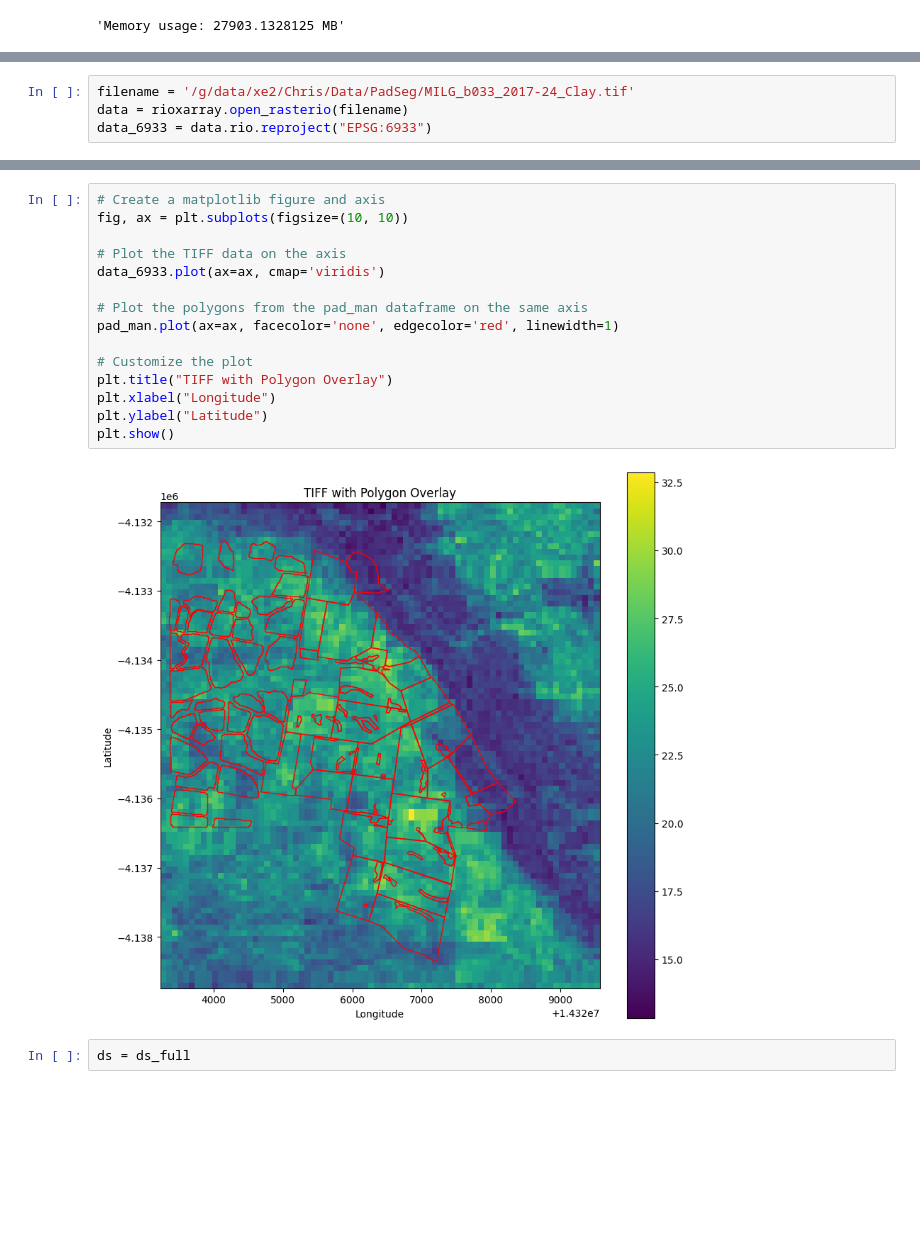
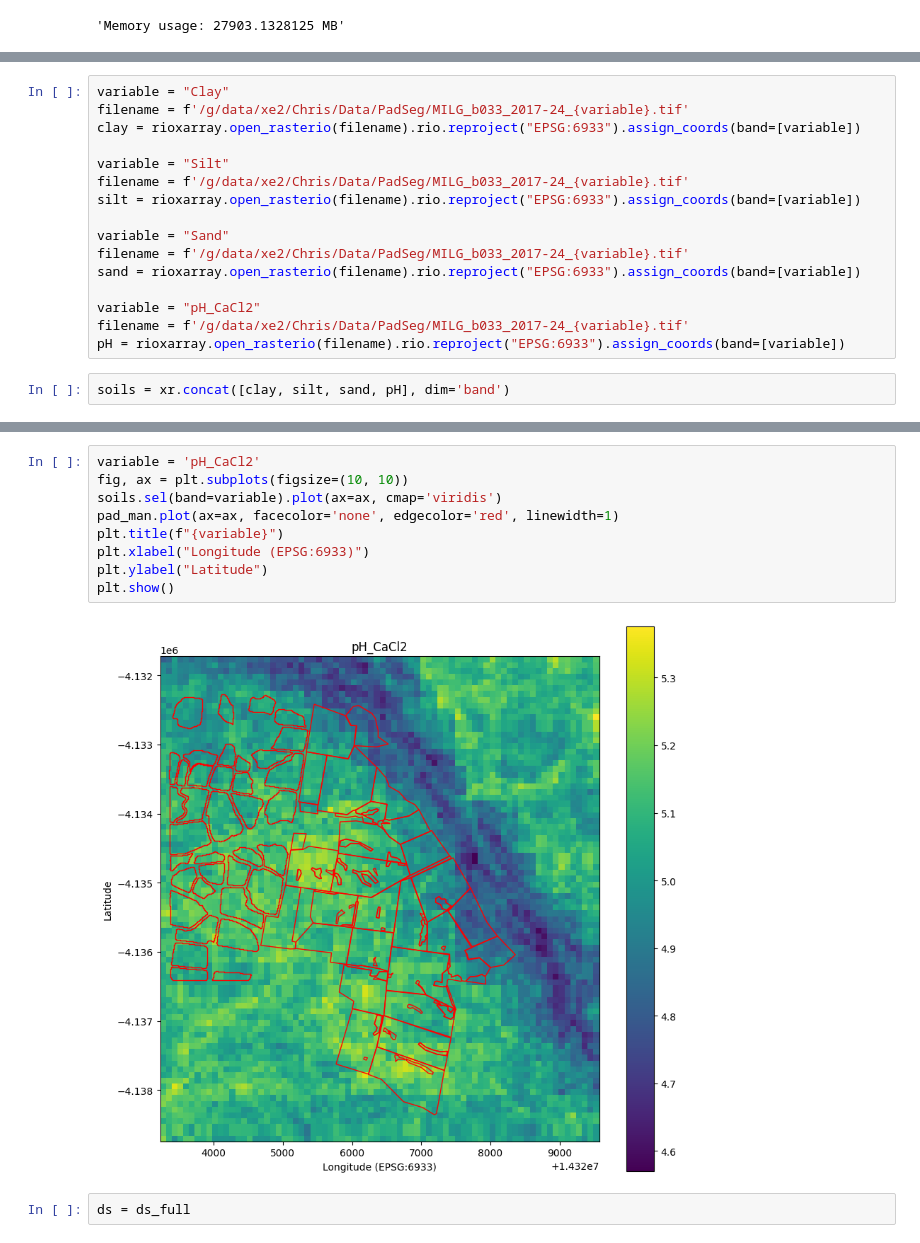
Before and after one commit to johnburley3000/PaddockTS, a Jupyter notebook: Notebooks/Milgadara_fractional_cover.ipynb, the cells around one changed output, grey strips where cells are left out. Cells and saved outputs as stored; diff of their text form; blank space fills up the shorter version.

Commit message:
Soils with polygons

```diff
--- a/Notebooks/Milgadara_fractional_cover.ipynb
+++ b/Notebooks/Milgadara_fractional_cover.ipynb
@@ -284,4 +288,18 @@ Downloaded /g/data/xe2/Chris/Data/PadSeg/MILG_b033_2017-24_pH_CaCl2.tif
 # %%
-filename = '/g/data/xe2/Chris/Data/PadSeg/MILG_b033_2017-24_Clay.tif'
-data = rioxarray.open_rasterio(filename)
-data_6933 = data.rio.reproject("EPSG:6933")
+variable = "Clay"
+filename = f'/g/data/xe2/Chris/Data/PadSeg/MILG_b033_2017-24_{variable}.tif'
+clay = rioxarray.open_rasterio(filename).rio.reproject("EPSG:6933").assign_coords(band=[variable])
+
+variable = "Silt"
+filename = f'/g/data/xe2/Chris/Data/PadSeg/MILG_b033_2017-24_{variable}.tif'
+silt = rioxarray.open_rasterio(filename).rio.reproject("EPSG:6933").assign_coords(band=[variable])
+
+variable = "Sand"
+filename = f'/g/data/xe2/Chris/Data/PadSeg/MILG_b033_2017-24_{variable}.tif'
+sand = rioxarray.open_rasterio(filename).rio.reproject("EPSG:6933").assign_coords(band=[variable])
+
+variable = "pH_CaCl2"
+filename = f'/g/data/xe2/Chris/Data/PadSeg/MILG_b033_2017-24_{variable}.tif'
+pH = rioxarray.open_rasterio(filename).rio.reproject("EPSG:6933").assign_coords(band=[variable])
+# %%
+soils = xr.concat([clay, silt, sand, pH], dim='band')
@@ -288,20 +394,14 @@ data_6933 = data.rio.reproject("EPSG:6933")
 # %%
-# Create a matplotlib figure and axis
+variable = 'pH_CaCl2'
 fig, ax = plt.subplots(figsize=(10, 10))
-
-# Plot the TIFF data on the axis
-data_6933.plot(ax=ax, cmap='viridis')
-
-# Plot the polygons from the pad_man dataframe on the same axis
+soils.sel(band=variable).plot(ax=ax, cmap='viridis')
 pad_man.plot(ax=ax, facecolor='none', edgecolor='red', linewidth=1)
-
-# Customize the plot
-plt.title("TIFF with Polygon Overlay")
-plt.xlabel("Longitude")
+plt.title(f"{variable}")
+plt.xlabel("Longitude (EPSG:6933)")
 plt.ylabel("Latitude")
 plt.show()
 # %% [output]
-[figure, old version]
+[figure, new version]
 # %%
 ds = ds_full
 # %%
```
Also changed, not shown: parts of 8 cells of this notebook.
